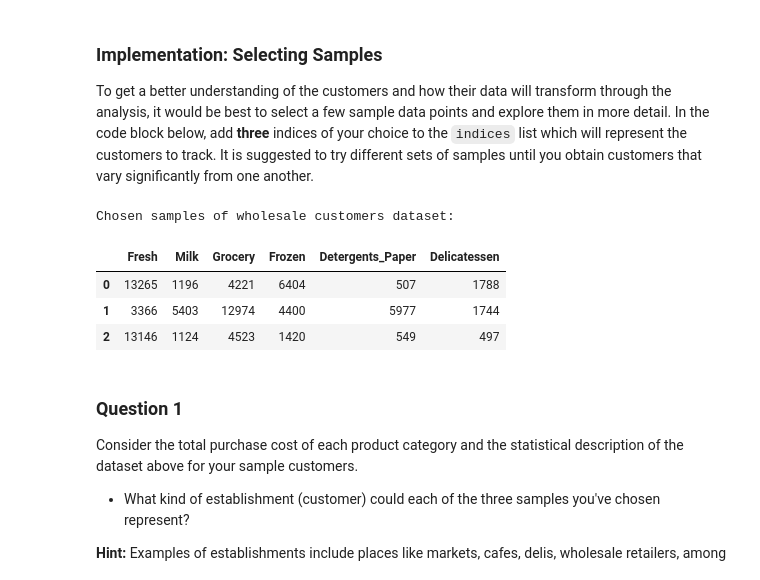
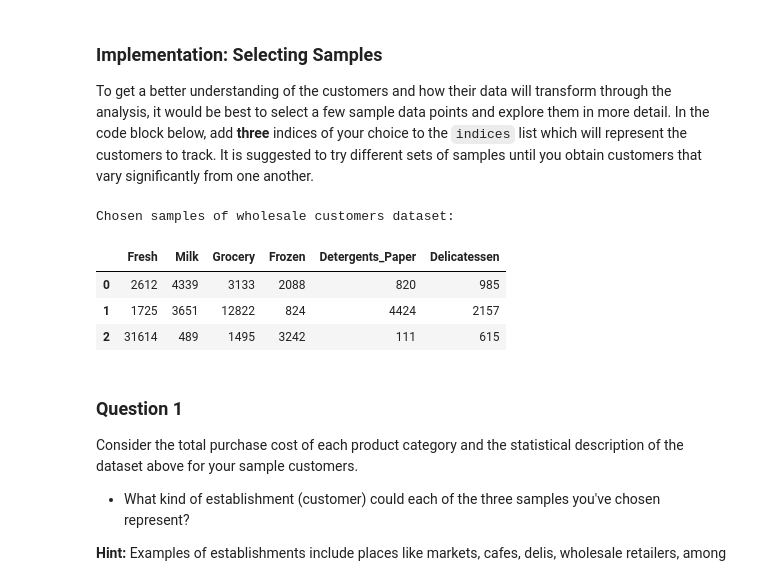
Before and after one commit to amrudesh1/Customer_Segments, a Jupyter notebook: customer_segments.ipynb, the cells around one changed output. Saved outputs shown, nothing was run; the diff lists cells and outputs as text; code cells hidden in the pictures.

```diff
--- a/customer_segments.ipynb
+++ b/customer_segments.ipynb
@@ -61,18 +61,18 @@ display(data.describe())
 To get a better understanding of the customers and how their data will transform through the analysis, it would be best to select a few sample data points and explore them in more detail. In the code block below, add **three** indices of your choice to the `indices` list which will represent the customers to track. It is suggested to try different sets of samples until you obtain customers that vary significantly from one another.
 # %%
 # TODO: Select three indices of your choice you wish to sample from the dataset
-indices = [3,10,11]
+indices = [31, 160, 255]
 
 # Create a DataFrame of the chosen samples
 samples = pd.DataFrame(data.loc[indices], columns = data.keys()).reset_index(drop = True)
 print("Chosen samples of wholesale customers dataset:")
 display(samples)
 # %% [output]
 Chosen samples of wholesale customers dataset:
 |  | Fresh | Milk | Grocery | Frozen | Detergents_Paper | Delicatessen |
-| 0 | 13265 | 1196 | 4221 | 6404 | 507 | 1788 |
-| 1 | 3366 | 5403 | 12974 | 4400 | 5977 | 1744 |
-| 2 | 13146 | 1124 | 4523 | 1420 | 549 | 497 |
+| 0 | 2612 | 4339 | 3133 | 2088 | 820 | 985 |
+| 1 | 1725 | 3651 | 12822 | 824 | 4424 | 2157 |
+| 2 | 31614 | 489 | 1495 | 3242 | 111 | 615 |
 # %% [markdown]
 ### Question 1
 Consider the total purchase cost of each product category and the statistical description of the dataset above for your sample customers.
```
Also changed, not shown: parts of 15 cells of this notebook, 1 other file.
